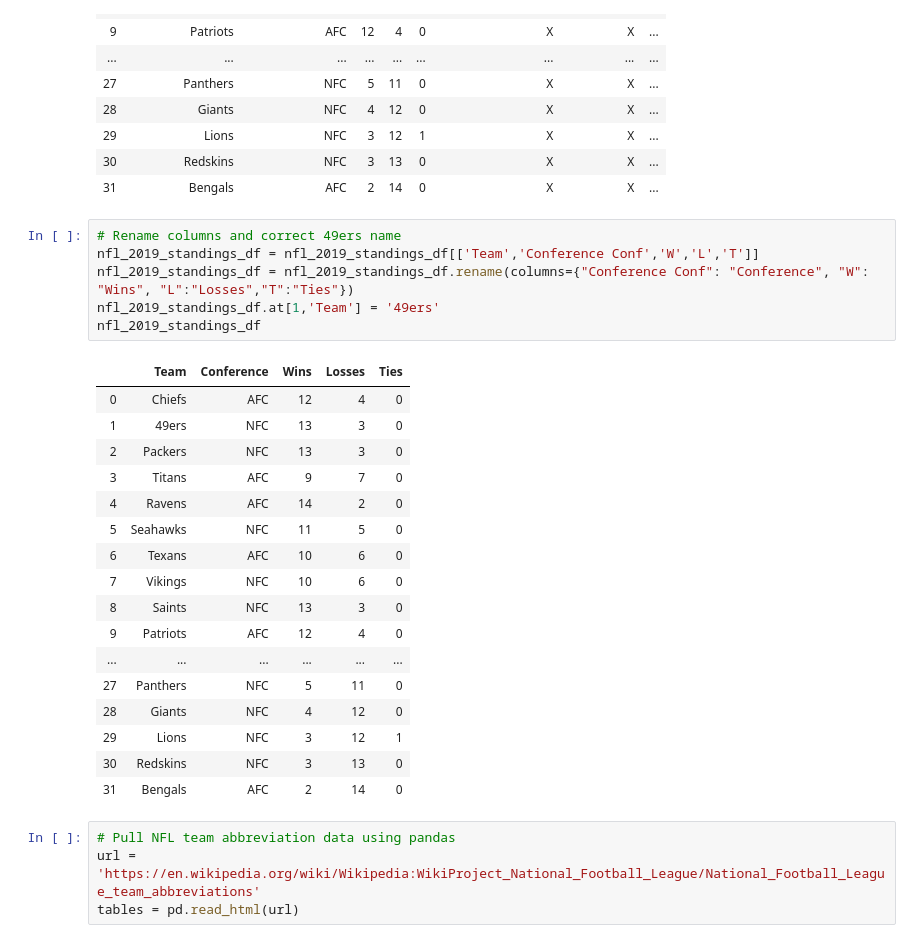
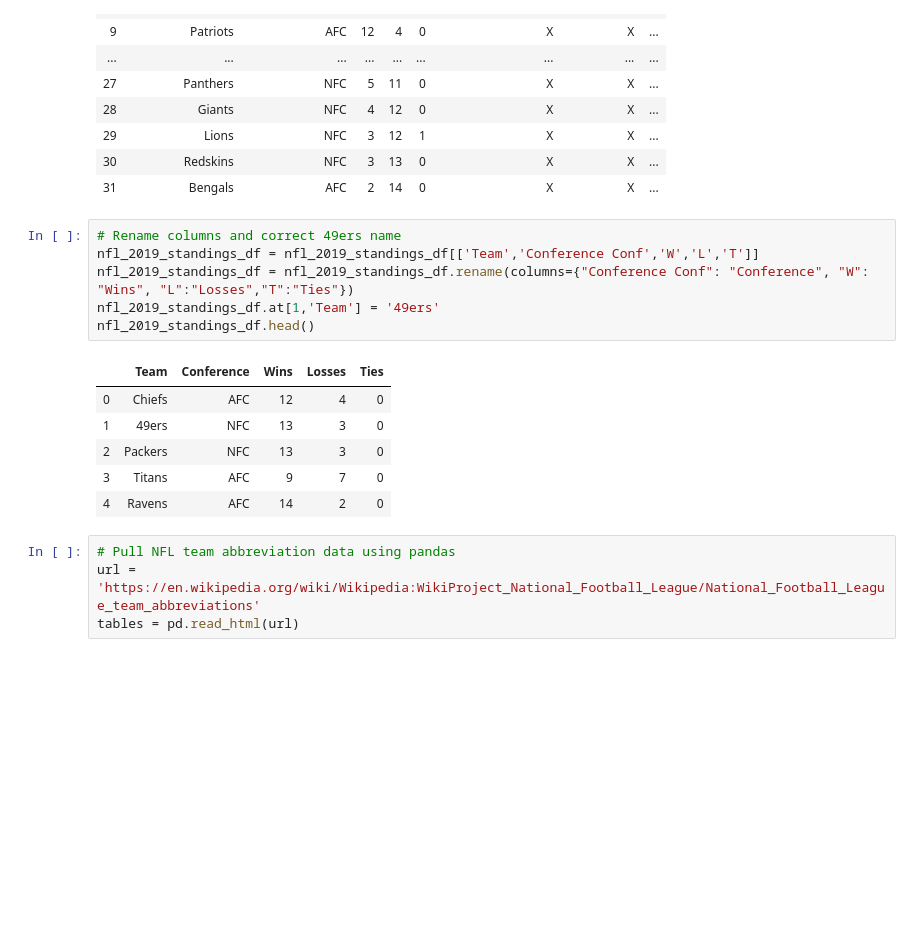
Before and after one commit to rdashcraft91/NFL-ETL, a Jupyter notebook: NFL Data ETL.ipynb, the cells around one changed output. Saved outputs shown, nothing was run; the diff lists cells and outputs as text; blank space fills up the shorter version.

```diff
--- a/NFL Data ETL.ipynb
+++ b/NFL Data ETL.ipynb
@@ -304,27 +187,16 @@ nfl_2019_standings_df
 # %%
 # Rename columns and correct 49ers name
 nfl_2019_standings_df = nfl_2019_standings_df[['Team','Conference Conf','W','L','T']]
 nfl_2019_standings_df = nfl_2019_standings_df.rename(columns={"Conference Conf": "Conference", "W": "Wins", "L":"Losses","T":"Ties"})
 nfl_2019_standings_df.at[1,'Team'] = '49ers'
-nfl_2019_standings_df
+nfl_2019_standings_df.head()
 # %% [output]
 |  | Team | Conference | Wins | Losses | Ties |
 | 0 | Chiefs | AFC | 12 | 4 | 0 |
 | 1 | 49ers | NFC | 13 | 3 | 0 |
 | 2 | Packers | NFC | 13 | 3 | 0 |
 | 3 | Titans | AFC | 9 | 7 | 0 |
 | 4 | Ravens | AFC | 14 | 2 | 0 |
-| 5 | Seahawks | NFC | 11 | 5 | 0 |
-| 6 | Texans | AFC | 10 | 6 | 0 |
-| 7 | Vikings | NFC | 10 | 6 | 0 |
-| 8 | Saints | NFC | 13 | 3 | 0 |
-| 9 | Patriots | AFC | 12 | 4 | 0 |
-| ... | ... | ... | ... | ... | ... |
-| 27 | Panthers | NFC | 5 | 11 | 0 |
-| 28 | Giants | NFC | 4 | 12 | 0 |
-| 29 | Lions | NFC | 3 | 12 | 1 |
-| 30 | Redskins | NFC | 3 | 13 | 0 |
-| 31 | Bengals | AFC | 2 | 14 | 0 |
 # %%
 # Pull NFL team abbreviation data using pandas
 url = 'https://en.wikipedia.org/wiki/Wikipedia:WikiProject_National_Football_League/National_Football_League_team_abbreviations'
```
Also changed, not shown: parts of 20 cells of this notebook.
